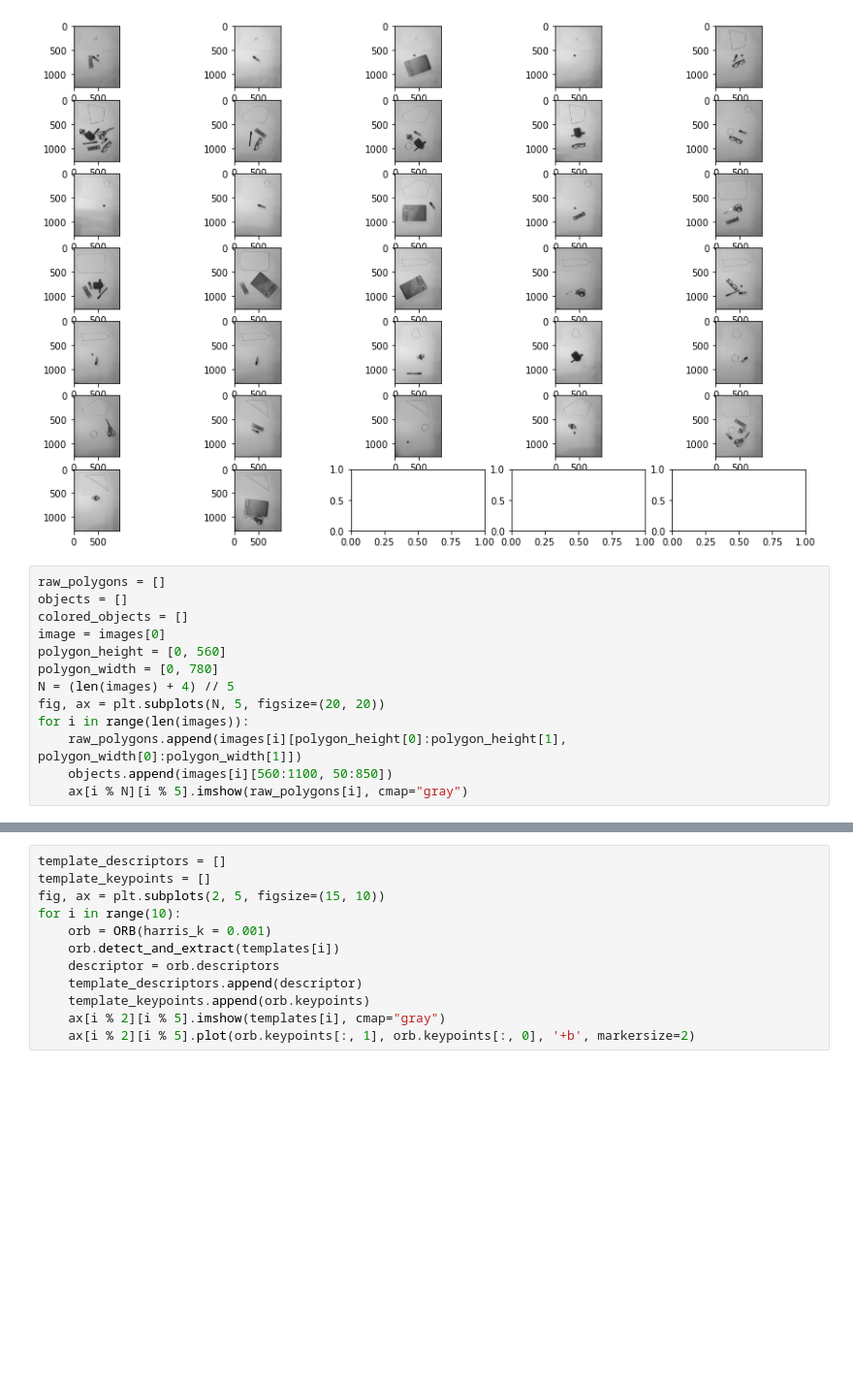
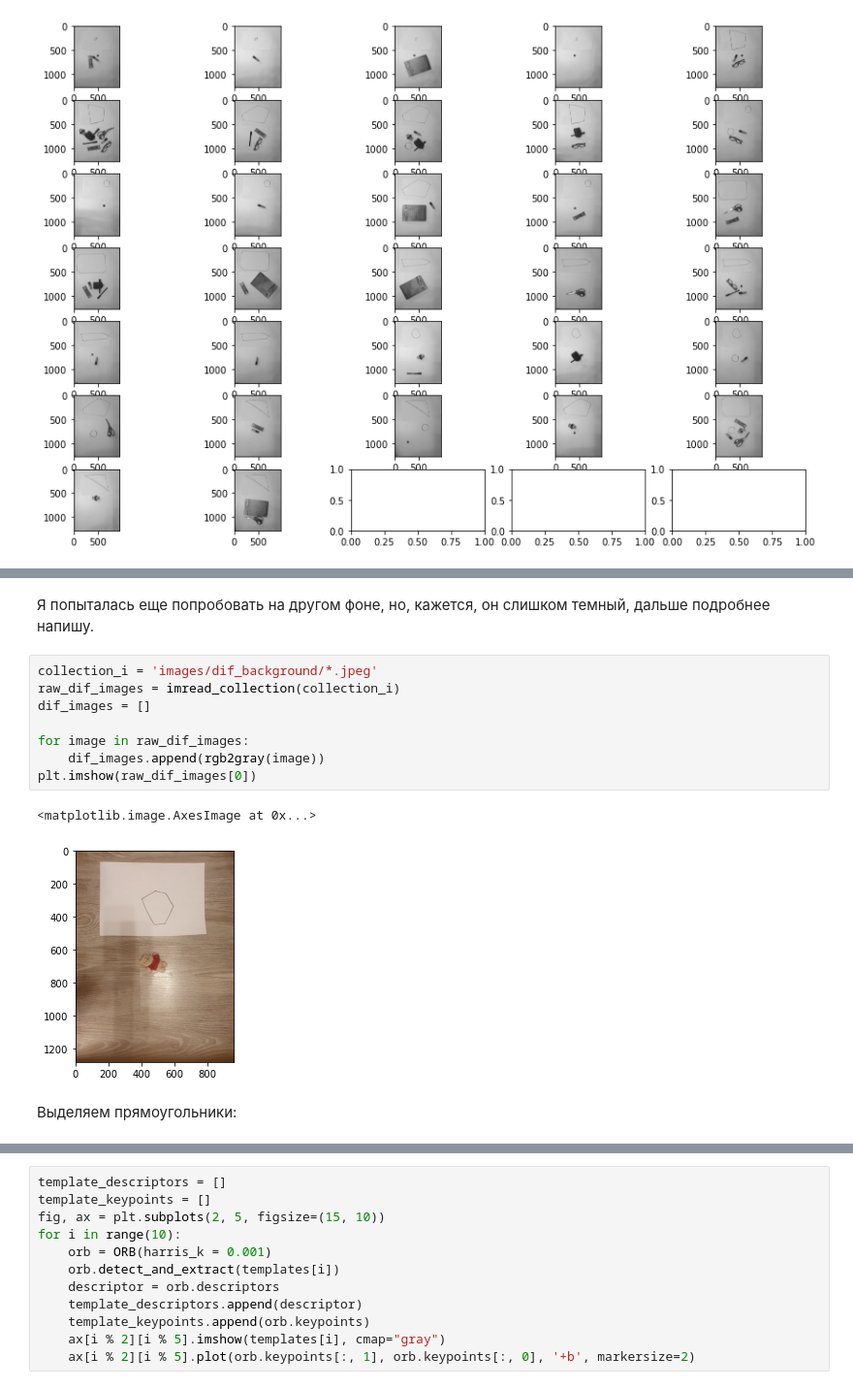
Before and after one commit to evoloshinova/intelligent-placer, a Jupyter notebook: intelligent-placer.ipynb, the cells around one changed output, grey strips where cells are left out. Shown at 97% size. Drawn from its saved outputs; the diff is of its cells as text; blank space fills up the shorter version.

Commit message:
-tried another background -new "can_fit"

```diff
--- a/intelligent-placer.ipynb
+++ b/intelligent-placer.ipynb
@@ -89,16 +90,3 @@ for i in range(len(images)):
     ax[i // 5][i % 5].imshow(images[i], cmap="gray")
 # %% [output]
 [figure]
-# %%
-raw_polygons = []
-objects = []
-colored_objects = []
-image = images[0]
-polygon_height = [0, 560]
-polygon_width = [0, 780]
-N = (len(images) + 4) // 5
-fig, ax = plt.subplots(N, 5, figsize=(20, 20))
-for i in range(len(images)):
-    raw_polygons.append(images[i][polygon_height[0]:polygon_height[1], polygon_width[0]:polygon_width[1]])
-    objects.append(images[i][560:1100, 50:850])
-    ax[i % N][i % 5].imshow(raw_polygons[i], cmap="gray")
@@ -119,0 +93,15 @@ for i in range(len(images)):
+# %% [markdown]
+Я попыталась еще попробовать на другом фоне, но, кажется, он слишком темный, дальше подробнее напишу.
+# %%
+collection_i = 'images/dif_background/*.jpeg'
+raw_dif_images = imread_collection(collection_i)
+dif_images = []
+
+for image in raw_dif_images:
+    dif_images.append(rgb2gray(image))
+plt.imshow(raw_dif_images[0])
+# %% [output]
+<matplotlib.image.AxesImage at 0x...>
+[figure, added]
+# %% [markdown]
+Выделяем прямоугольники:
```
Also changed, not shown: parts of 37 cells of this notebook, 31 other files.
